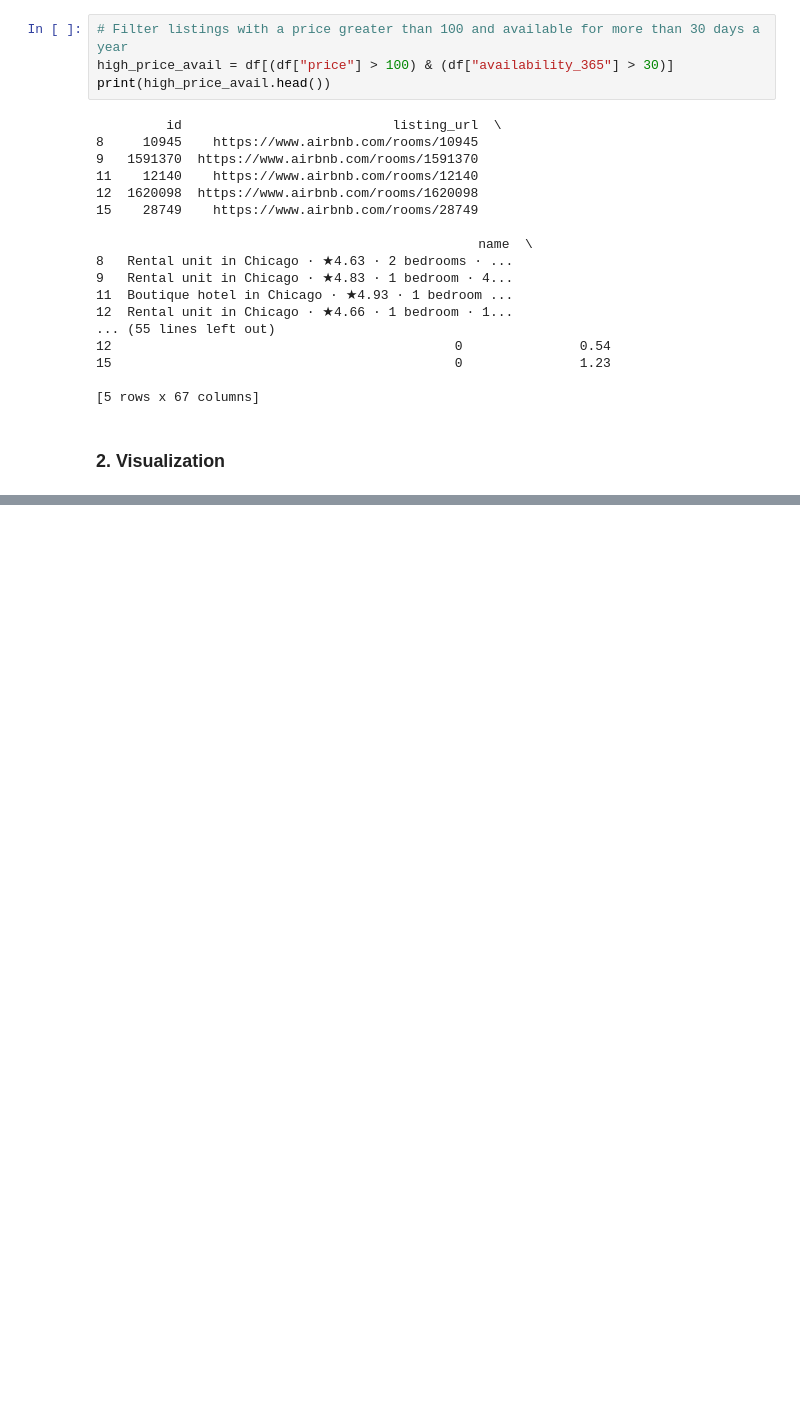
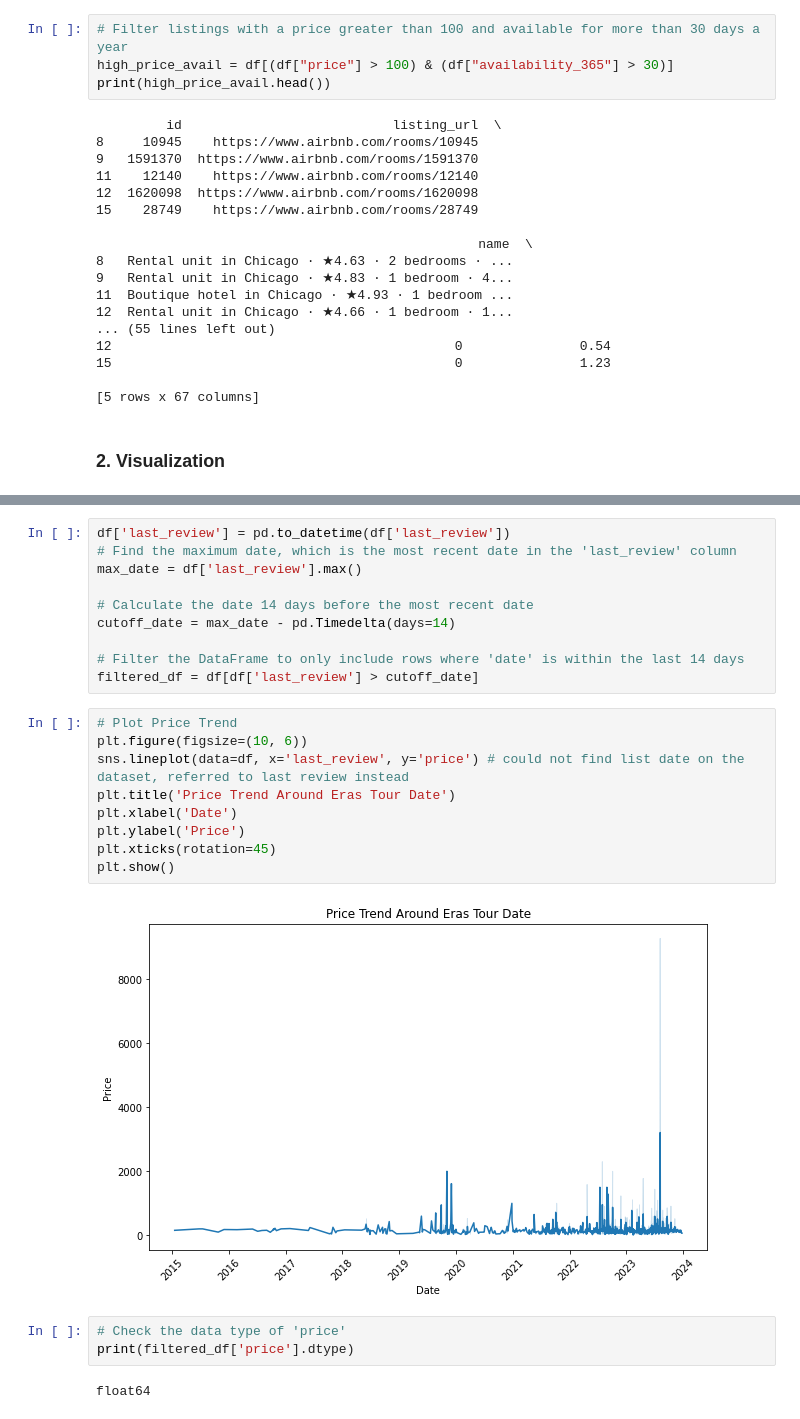
Before and after one commit to hyaesm/airbnb-eras-tour-chicago-il, a Jupyter notebook: milestone-3.ipynb, the cells around one changed output, grey strips where cells are left out. Saved outputs shown, nothing was run; the diff lists cells and outputs as text; blank space fills up the shorter version.

Commit message:
Plot Price Trend

```diff
--- a/milestone-3.ipynb
+++ b/milestone-3.ipynb
@@ -157,0 +158,26 @@ plt.show()
+# %%
+df['last_review'] = pd.to_datetime(df['last_review'])
+# Find the maximum date, which is the most recent date in the 'last_review' column
+max_date = df['last_review'].max()
+
+# Calculate the date 14 days before the most recent date
+cutoff_date = max_date - pd.Timedelta(days=14)
+
+# Filter the DataFrame to only include rows where 'date' is within the last 14 days
+filtered_df = df[df['last_review'] > cutoff_date]
+# %%
+# Plot Price Trend
+plt.figure(figsize=(10, 6))
+sns.lineplot(data=df, x='last_review', y='price') # could not find list date on the dataset, referred to last review instead
+plt.title('Price Trend Around Eras Tour Date')
+plt.xlabel('Date')
+plt.ylabel('Price')
+plt.xticks(rotation=45)
+plt.show()
+# %% [output]
+[figure, added]
+# %%
+# Check the data type of 'price'
+print(filtered_df['price'].dtype)
+# %% [output]
+float64
```
Also changed, not shown: parts of 1 cell of this notebook, 1 other file.
